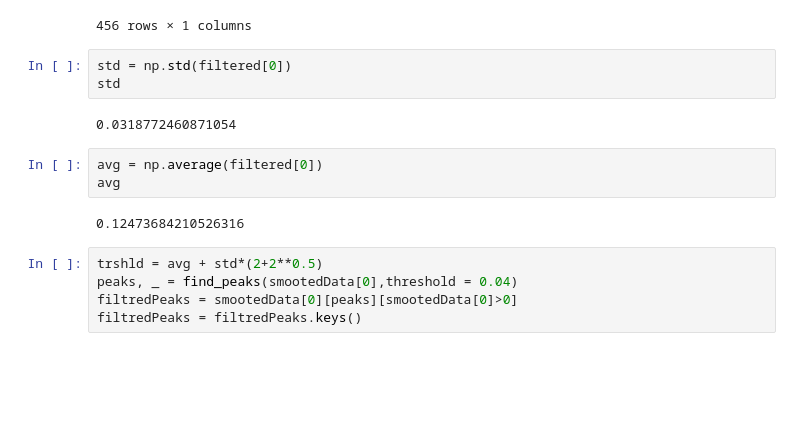
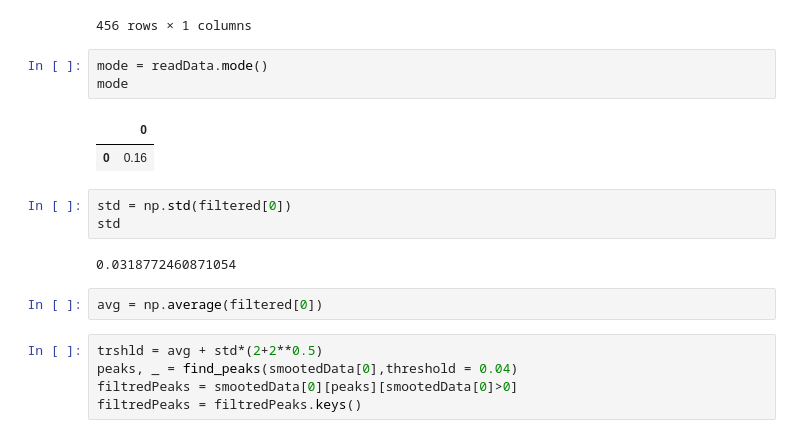
Before and after one commit to berkeryilmaz/HepML, a Jupyter notebook: osiloskopclassı.ipynb, the cells around one changed output. Drawn from its saved outputs; the diff is of its cells as text; blank space fills up the shorter version.

```diff
--- a/osiloskopclassı.ipynb
+++ b/osiloskopclassı.ipynb
@@ -82,6 +101,12 @@ filtered
 | 347 | 0.16 |
 | 536 | 0.16 |
 456 rows × 1 columns
+# %%
+mode = readData.mode()
+mode
+# %% [output]
+|  | 0 |
+| 0 | 0.16 |
 # %%
 std = np.std(filtered[0])
 std
@@ -89,9 +114,6 @@ std
 0.0318772460871054
 # %%
 avg = np.average(filtered[0])
-avg
-# %% [output]
-0.12473684210526316
 # %%
 trshld = avg + std*(2+2**0.5)
 peaks, _ = find_peaks(smootedData[0],threshold = 0.04)
```
Also changed, not shown: parts of 1 cell of this notebook, 1 other file.
